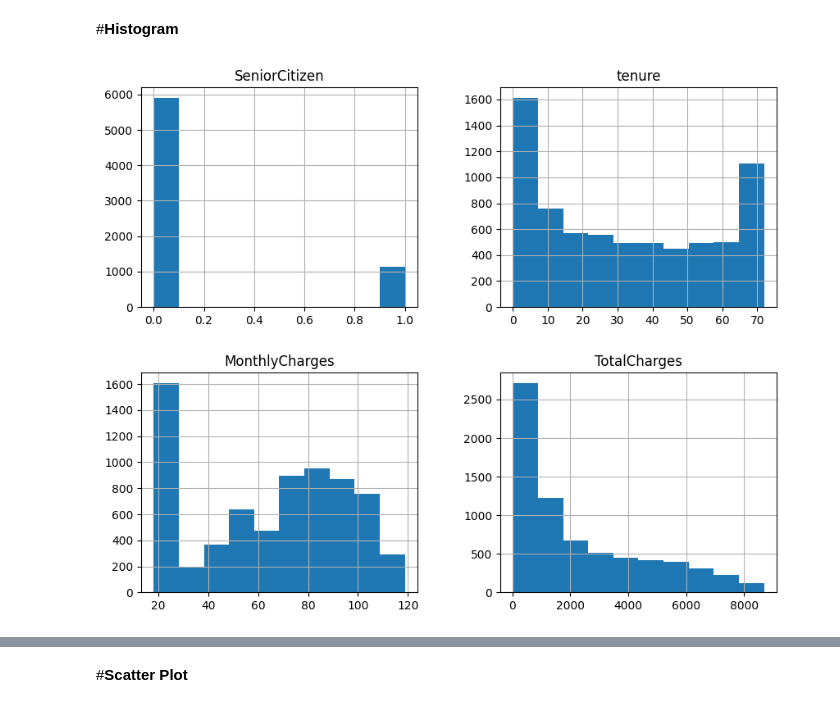
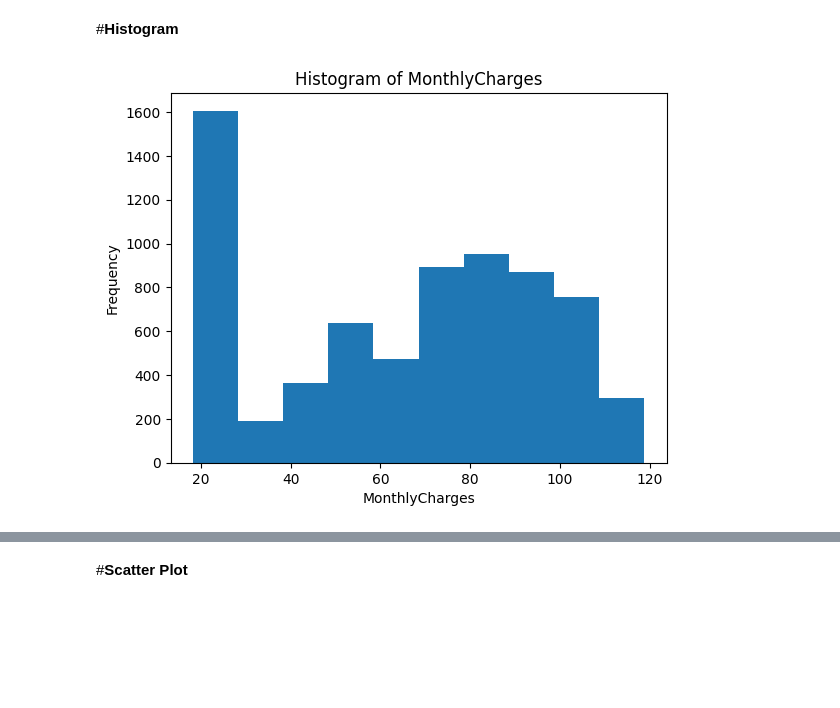
Before and after one commit to LujainAldujain/Data_Mining_Project, a Jupyter notebook: Phase2.ipynb, the cells around one changed output, grey strips where cells are left out. Drawn from its saved outputs; the diff is of its cells as text; code cells hidden in the pictures; blank space fills up the shorter version.

```diff
--- a/Phase2.ipynb
+++ b/Phase2.ipynb
@@ -189,7 +190,11 @@ Passing `palette` without assigning `hue` is deprecated and will be removed in v
 # %% [markdown]
 #**Histogram**
-# %%
-df.hist(figsize=(10, 8))
-plt.show()
-# %% [output]
-[figure, removed]
+# %%
+plt.figure()
+plt.hist(df['MonthlyCharges'])
+plt.title("Histogram of MonthlyCharges")
+plt.xlabel("MonthlyCharges")
+plt.ylabel("Frequency")
+plt.show()
+# %% [output]
+[figure, added]
```
Also changed, not shown: parts of 10 cells of this notebook.
